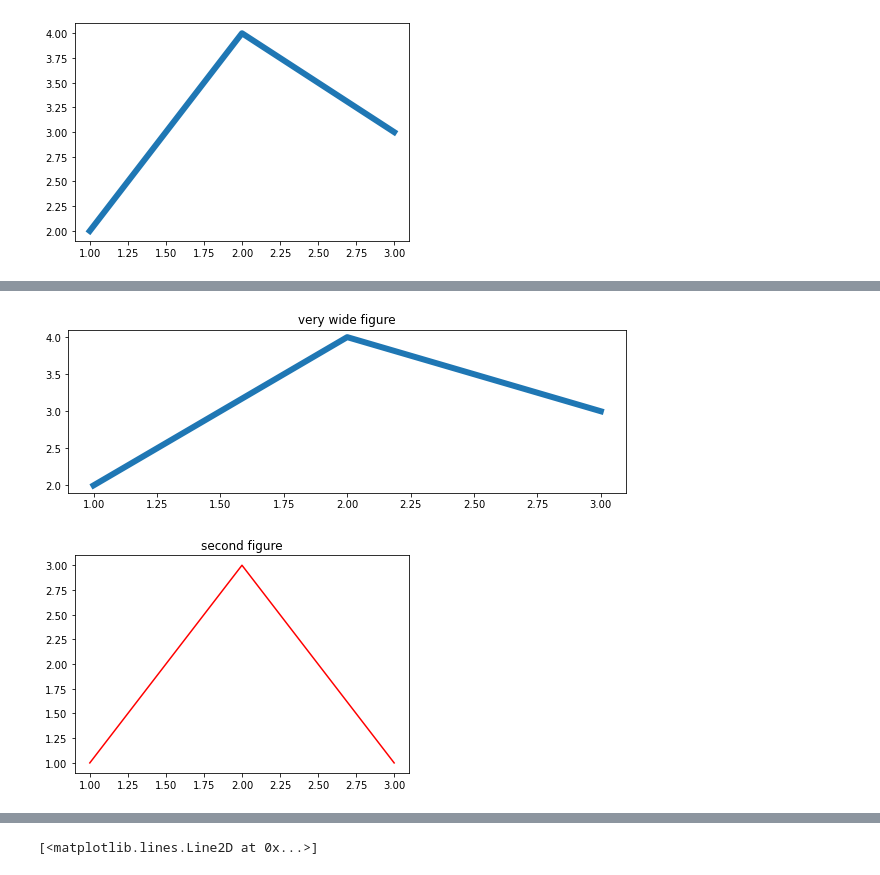
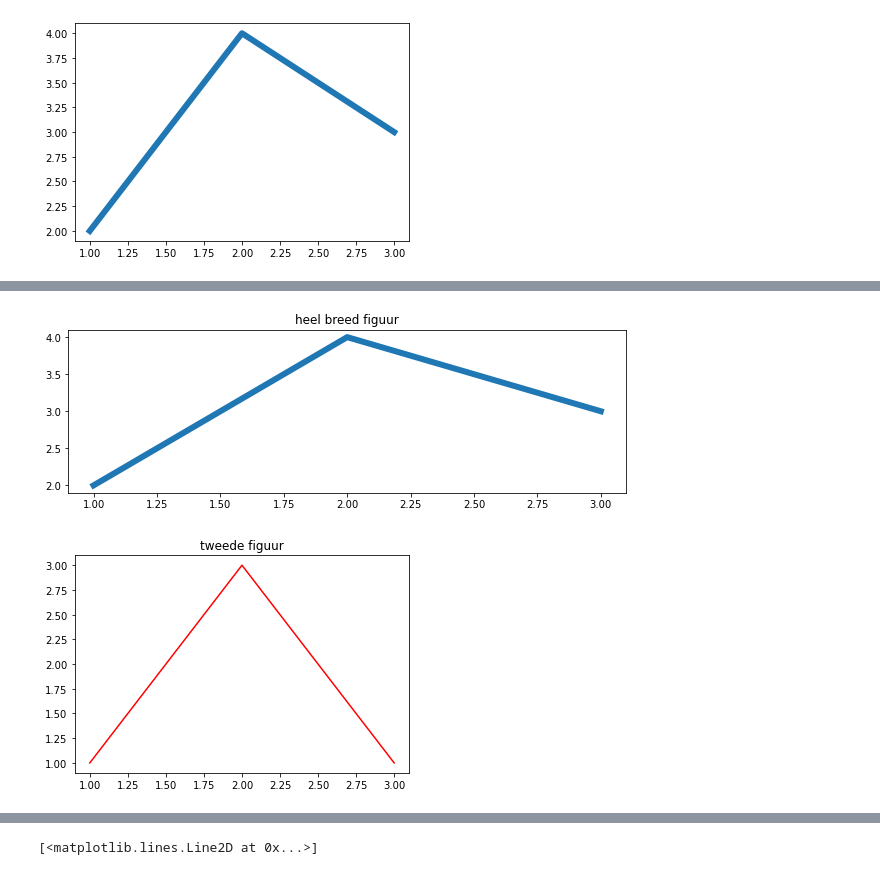
Before and after one commit to mmgalis/programmeren_in_python, a Jupyter notebook: H1: Introductie en plotten/notebook1nl_sol.ipynb, the cells around one changed output, grey strips where cells are left out. Drawn from its saved outputs; the diff is of its cells as text; code cells hidden in the pictures.

```diff
--- a/H1: Introductie en plotten/notebook1nl_sol.ipynb
+++ b/H1: Introductie en plotten/notebook1nl_sol.ipynb
@@ -167,10 +183,10 @@ Whenever you give a plotting statement in a code cell, a figure with a default s
 # %%
 plt.figure(figsize=(10, 3))
 plt.plot([1, 2, 3], [2, 4, 3], linewidth=6)
-plt.title('very wide figure')
-plt.figure()  # new figure of default size
+plt.title('heel breed figuur')
+plt.figure()  # nieuw figuur met standaard afmeting
 plt.plot([1, 2, 3], [1, 3, 1], 'r')
-plt.title('second figure');
+plt.title('tweede figuur');
 # %% [output]
-[figure, old version]
+[figure, new version]
 [figure]
```
Also changed, not shown: parts of 98 cells of this notebook.
